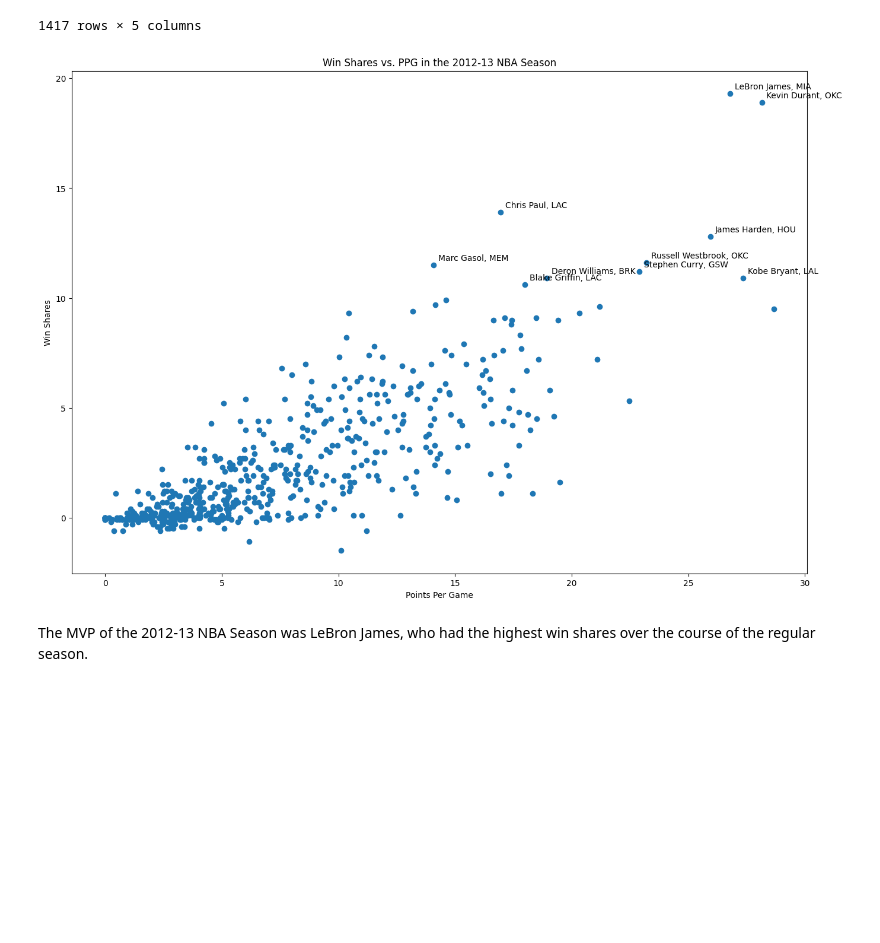
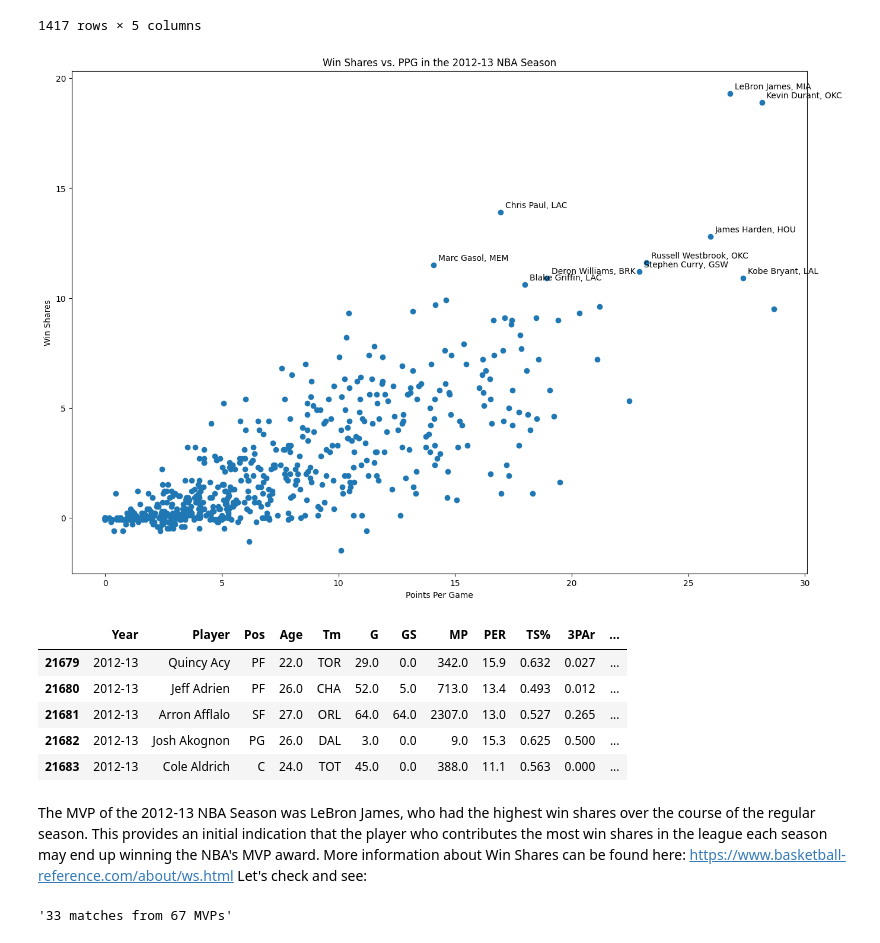
Before and after one commit to sash-wat/cmsc320final, a Jupyter notebook: project.ipynb, the cells around one changed output. Drawn from its saved outputs; the diff is of its cells as text; code cells hidden in the pictures; blank space fills up the shorter version.

```diff
--- a/project.ipynb
+++ b/project.ipynb
@@ -172,16 +174,23 @@ winloss
 # %%
 test = seasons_df[seasons_df['Year'] == '2012-13']
 test2 = test[test['WS'] >= 10]
 plt.scatter(test['PTS']/test['G'], test['WS'])
 
 for index, row in test.iterrows():
     if row['WS'] >= 10:
         plt.text((row['PTS']/row['G'])+0.2, row['WS'] + 0.2, row['Player'] + ", " + row['Tm'])
 plt.ylabel('Win Shares')
 plt.xlabel('Points Per Game')
 plt.title('Win Shares vs. PPG in the 2012-13 NBA Season')
 plt.show()
+test.head()
 # %% [output]
 [figure]
+|  | Year | Player | Pos | Age | Tm | G | GS | MP | PER | TS% | 3PAr | ... |
+| 21679 | 2012-13 | Quincy Acy | PF | 22.0 | TOR | 29.0 | 0.0 | 342.0 | 15.9 | 0.632 | 0.027 | ... |
+| 21680 | 2012-13 | Jeff Adrien | PF | 26.0 | CHA | 52.0 | 5.0 | 713.0 | 13.4 | 0.493 | 0.012 | ... |
+| 21681 | 2012-13 | Arron Afflalo | SF | 27.0 | ORL | 64.0 | 64.0 | 2307.0 | 13.0 | 0.527 | 0.265 | ... |
+| 21682 | 2012-13 | Josh Akognon | PG | 26.0 | DAL | 3.0 | 0.0 | 9.0 | 15.3 | 0.625 | 0.500 | ... |
+| 21683 | 2012-13 | Cole Aldrich | C | 24.0 | TOT | 45.0 | 0.0 | 388.0 | 11.1 | 0.563 | 0.000 | ... |
 # %% [markdown]
-The MVP of the 2012-13 NBA Season was LeBron James, who had the highest win shares over the course of the regular season.
+The MVP of the 2012-13 NBA Season was LeBron James, who had the highest win shares over the course of the regular season. This provides an initial indication that the player who contributes the most win shares in the league each season may end up winning the NBA's MVP award. More information about Win Shares can be found here: https://www.basketball-reference.com/about/ws.html Let's check and see:
@@ -187,0 +207,4 @@ The MVP of the 2012-13 NBA Season was LeBron James, who had the highest win shar
+# %%
+matches('WS')
+# %% [output]
+'33 matches from 67 MVPs'
```
Also changed, not shown: parts of 11 cells of this notebook, 1 other file.
